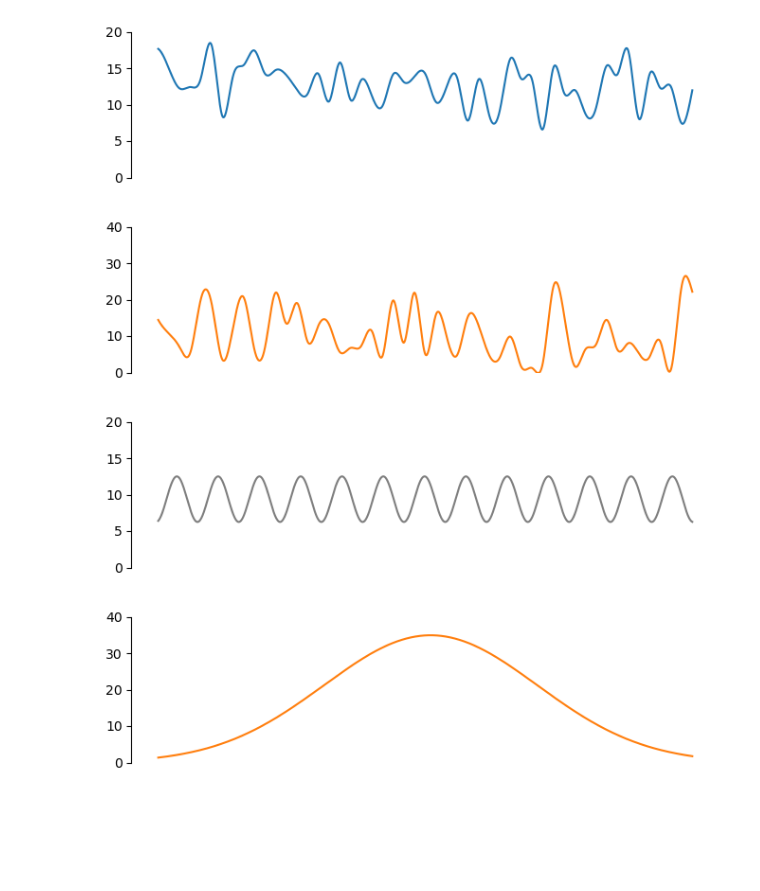
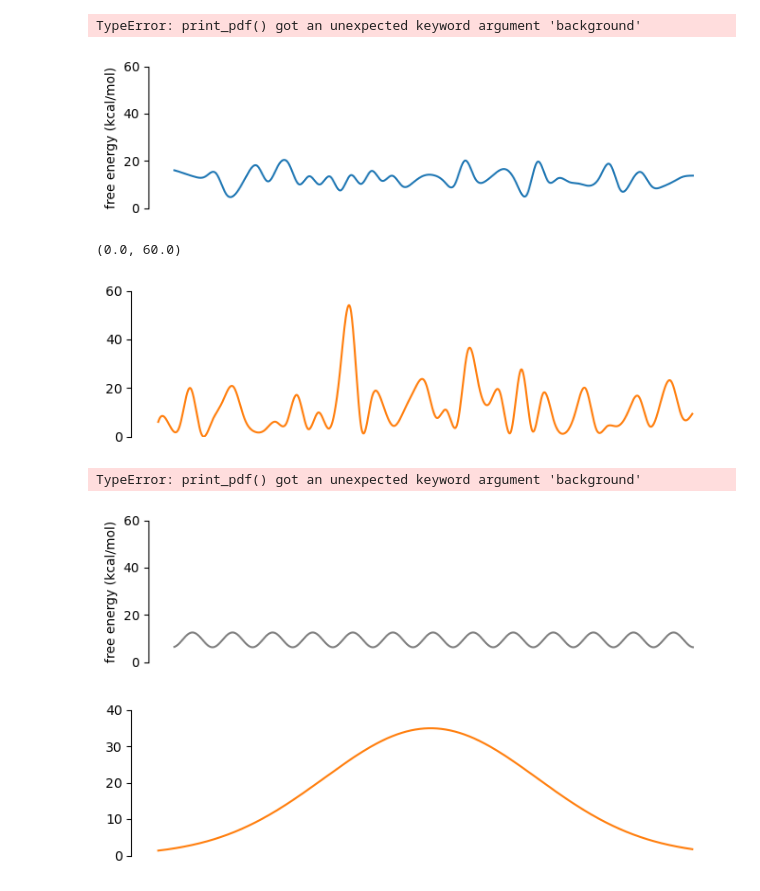
Before and after one commit to schwinns/eyring_model, a Jupyter notebook: plotting_paths.ipynb, the cells around one changed output. Drawn from its saved outputs; the diff is of its cells as text; code cells hidden in the pictures; blank space fills up the shorter version.

Commit message:
update rendered image and path plotting for presentations

```diff
--- a/plotting_paths.ipynb
+++ b/plotting_paths.ipynb
@@ -14,33 +15,37 @@ n_jumps = 50
 # %%
 barrier_dist = 'norm'
 barrier_params = {'mu' : np.array([dH_barrier, dS_barrier]),
                   'cov': np.array([[dH_sigma**2, 0],
                                    [0, dS_sigma**2]])}
 
 model = Path(T=T, n_jumps=n_jumps)
 dG, dH, dS = model.generate_membrane_barriers(dist=barrier_dist, multi=multi, dist_params=barrier_params)
 jumps = model.jump_lengths.cumsum()
 
 path_spline = CubicSpline(jumps, dG, bc_type='natural')
 xs = np.linspace(0, jumps.max(), num=2000)
 ys = path_spline(xs)
 
 fig, ax = plt.subplots(1,1, figsize=(8,2))
 ax.plot(xs, ys, color='tab:blue')
+ax.set_ylabel('free energy (kcal/mol)')
 ax.xaxis.set_visible(False)
 ax.spines['top'].set_visible(False)
 ax.spines['bottom'].set_visible(False)
 ax.spines['right'].set_visible(False)
-ax.set_ylim(0,20);
+ax.set_ylim(0,60)
+plt.savefig('/Users/nate_schwindt/Projects/Presentations/NAMS_2024/normal_profile.pdf', background=False)
 # %% [output]
+TypeError: print_pdf() got an unexpected keyword argument 'background'
-[figure, old version]
+[figure, new version]
 # %%
 barrier_dist = 'exponential'
 barrier_params = {'beta' : np.array([dH_barrier, dS_barrier])}
 
 model = Path(T=T, n_jumps=n_jumps)
-dG, dH, dS = model.generate_membrane_barriers(dist=barrier_dist, multi=multi, dist_params=barrier_params)
+dG, dH, dS = model.generate_membrane_barriers(dist=barrier_dist, multi=multi, dist_params=barrier_params, seed=1)
 jumps = model.jump_lengths.cumsum()
+dG_eff = model.calculate_effective_barrier()
 
 path_spline = CubicSpline(jumps, dG, bc_type='natural')
 xs = np.linspace(0, jumps.max(), num=2000)
@@ -48,13 +53,17 @@ ys = path_spline(xs)
 
 fig, ax = plt.subplots(1,1, figsize=(8,2))
 ax.plot(xs, ys, color='tab:orange')
+# ax.axhline(dG_eff, c='tab:orange', ls='dashed')
+# ax.set_ylabel('free energy (kcal/mol)')
 ax.xaxis.set_visible(False)
 ax.spines['top'].set_visible(False)
 ax.spines['bottom'].set_visible(False)
 ax.spines['right'].set_visible(False)
-ax.set_ylim(0,40);
+ax.set_ylim(0,60)
+# plt.savefig('/Users/nate_schwindt/Projects/Presentations/NAMS_2024/exponential_profile_effective.pdf')
 # %% [output]
+(0.0, 60.0)
-[figure, old version]
+[figure, new version]
 # %%
 barrier_dist = 'equal'
 barrier_params = {'mu' : np.array([dH_barrier, dS_barrier])}
@@ -68,13 +77,16 @@ ys = dG.mean()/4 * np.sin(xs/1.25) + dG.mean()*3/4
 
 fig, ax = plt.subplots(1,1, figsize=(8,2))
 ax.plot(xs, ys, color='tab:gray')
+ax.set_ylabel('free energy (kcal/mol)')
 ax.xaxis.set_visible(False)
 ax.spines['top'].set_visible(False)
 ax.spines['bottom'].set_visible(False)
 ax.spines['right'].set_visible(False)
-ax.set_ylim(0,20);
+ax.set_ylim(0,60)
+plt.savefig('/Users/nate_schwindt/Projects/Presentations/NAMS_2024/equal_profile.pdf', background=False)
 # %% [output]
+TypeError: print_pdf() got an unexpected keyword argument 'background'
-[figure, old version]
+[figure, new version]
 # %%
 import scipy.stats as stats
 
```
Also changed, not shown: parts of 2 cells of this notebook, 2 other files.
